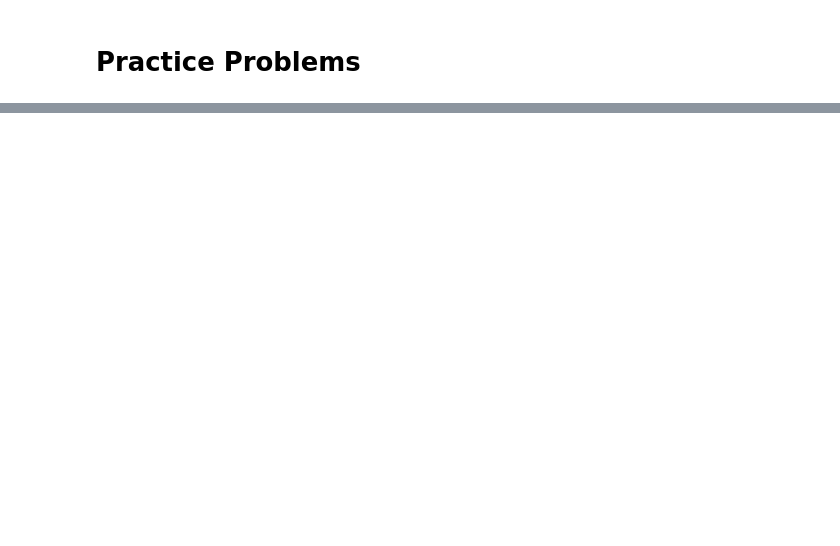
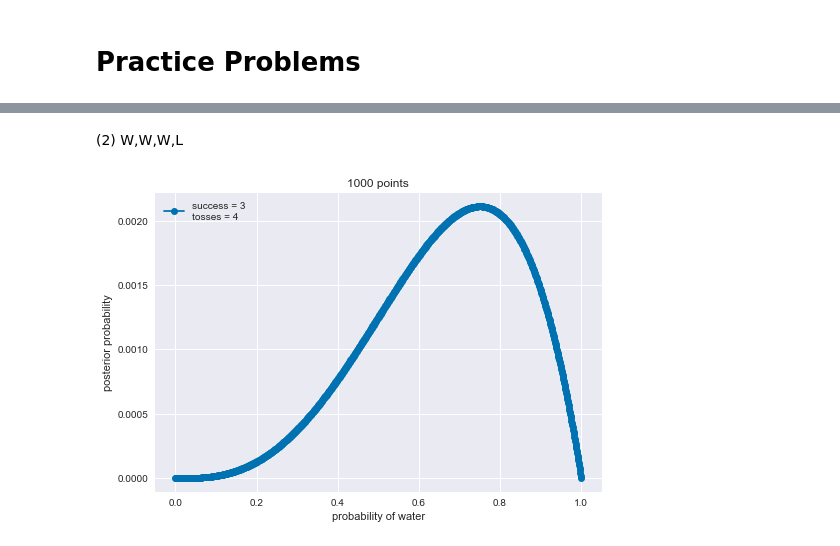
Before and after one commit to aloctavodia/Statistical-Rethinking-with-Python-and-PyMC3, a Jupyter notebook: Chp_02.ipynb, the cells around one changed output, grey strips where cells are left out. Saved outputs shown, nothing was run; the diff lists cells and outputs as text; code cells hidden in the pictures; blank space fills up the shorter version.

```diff
--- a/Chp_02.ipynb
+++ b/Chp_02.ipynb
@@ -182,0 +207,6 @@ Seaborn 0.7.1
+# %% [markdown]
+(2) W,W,W,L
+# %%
+grid_approx_plot(n=4,w=3, points=int(1e3), prior=np.repeat(5,int(1e3)) )
+# %% [output]
+[figure, added]
```
Also changed, not shown: parts of 35 cells of this notebook.
